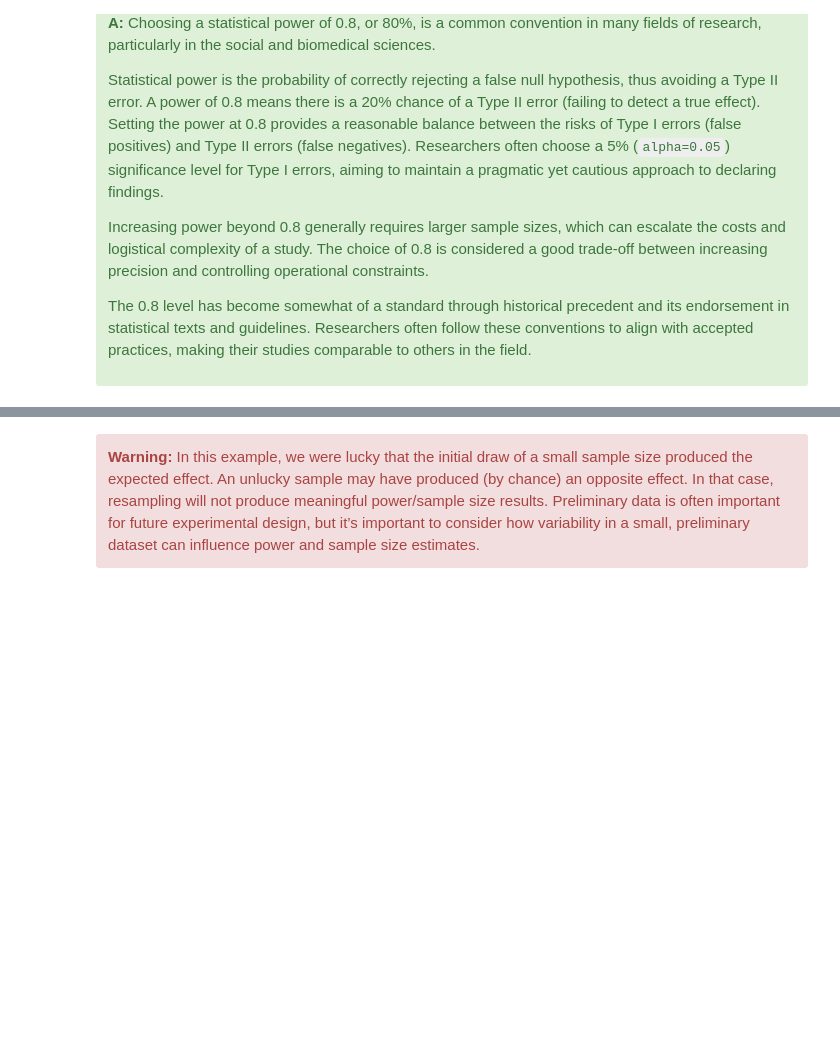
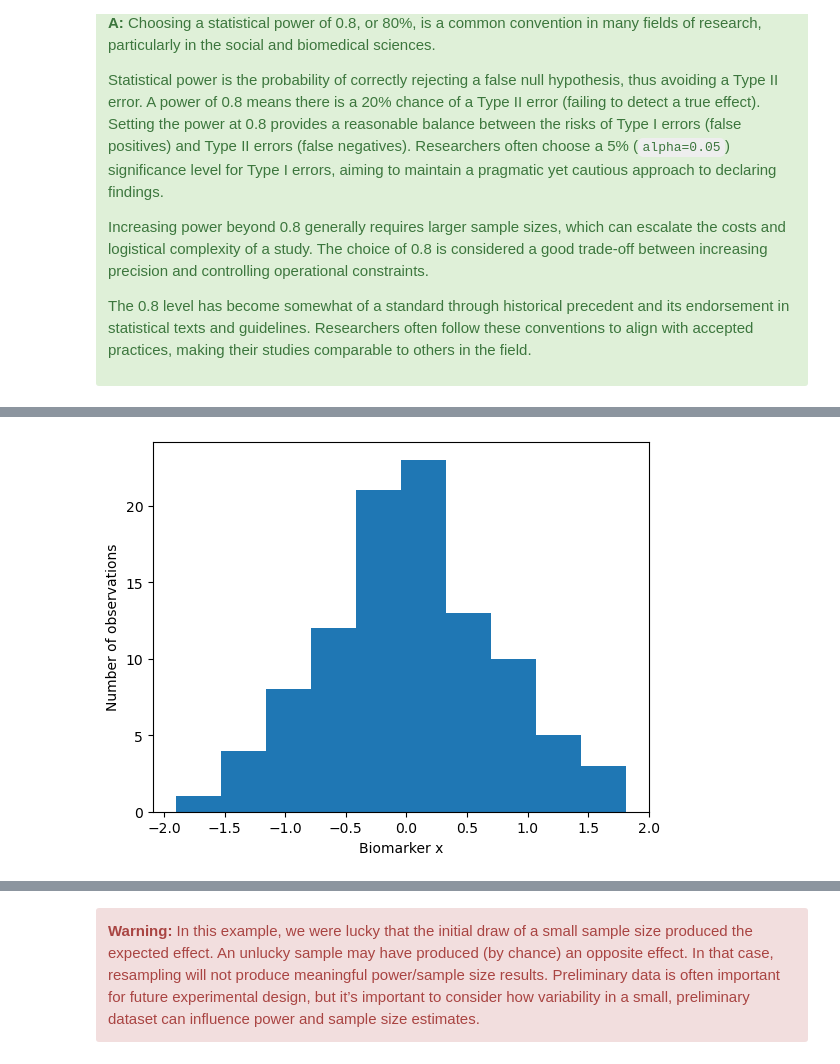
Before and after one commit to Mark-Kramer/METER-Units, a Jupyter notebook: METER_Sample_Size-SHORT.ipynb, the cells around one changed output, grey strips where cells are left out. Cells and saved outputs as stored; diff of their text form; code cells hidden in the pictures; blank space fills up the shorter version.

```diff
--- a/METER_Sample_Size-SHORT.ipynb
+++ b/METER_Sample_Size-SHORT.ipynb
@@ -539,0 +596,6 @@ The 0.8 level has become somewhat of a standard through historical precedent and
+# %%
+plt.hist(x);
+plt.xlabel('Biomarker x');
+plt.ylabel('Number of observations');
+# %% [output]
+[figure, added]
```
Also changed, not shown: parts of 95 cells of this notebook.
